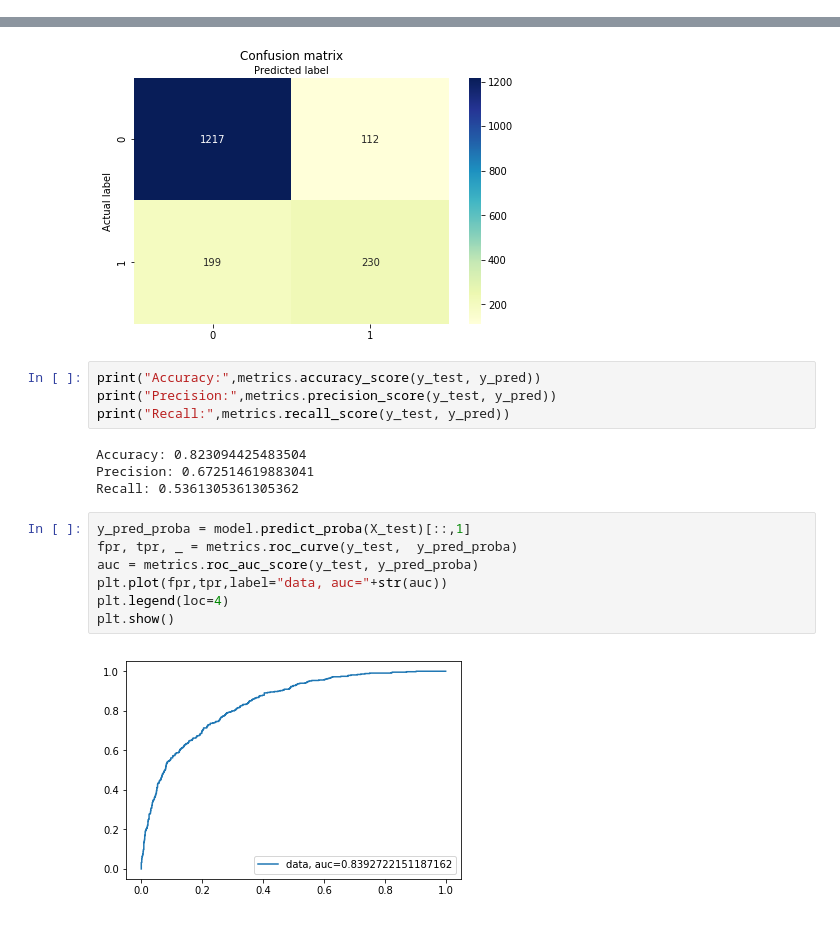
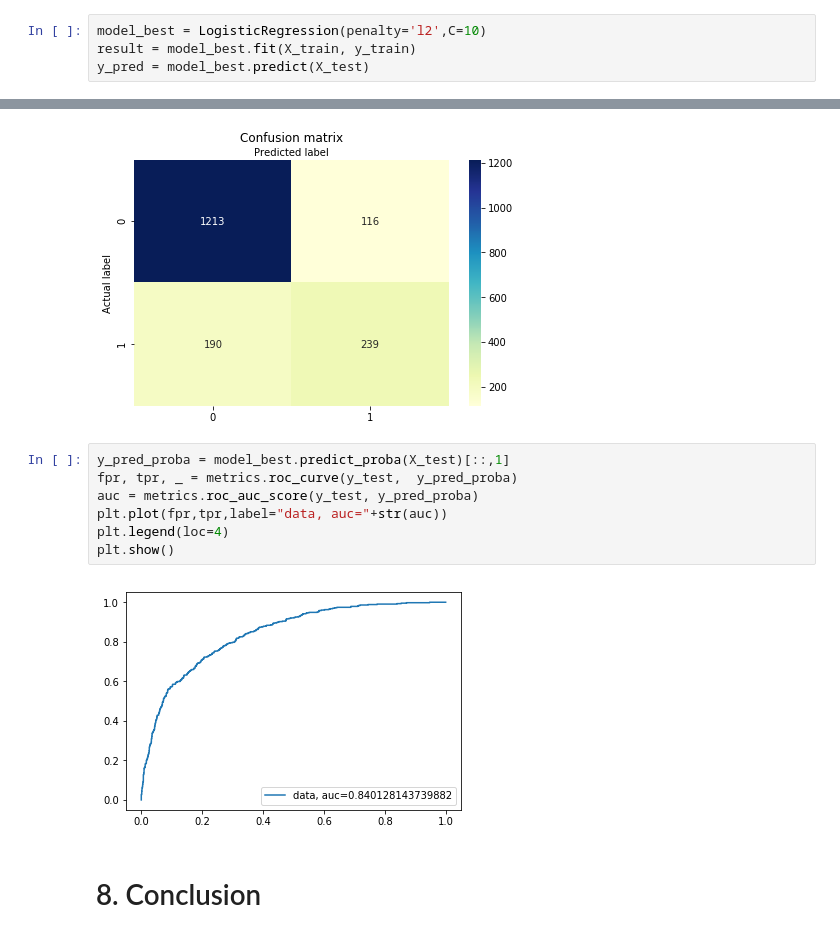
Before and after one commit to ivan-bulka/Portfolio, a Jupyter notebook: Customer_Churn_Prediction/Customer_Churn_Logistic_Regression.ipynb, the cells around one changed output, grey strips where cells are left out. Cells and saved outputs as stored; diff of their text form.

Commit message:
define the best params for C and penalty

```diff
--- a/Customer_Churn_Prediction/Customer_Churn_Logistic_Regression.ipynb
+++ b/Customer_Churn_Prediction/Customer_Churn_Logistic_Regression.ipynb
@@ -213,3 +248,7 @@ y_pred = model.predict(X_test)
+# %%
+model_best = LogisticRegression(penalty='l2',C=10)
+result = model_best.fit(X_train, y_train)
+y_pred = model_best.predict(X_test)
 # %%
 from sklearn import metrics
 cnf_matrix = metrics.confusion_matrix(y_test, y_pred)
@@ -233,20 +272,14 @@ plt.xlabel('Predicted label')
 # %% [output]
 Text(0.5, 257.44, 'Predicted label')
 [figure]
-# %%
-print("Accuracy:",metrics.accuracy_score(y_test, y_pred))
-print("Precision:",metrics.precision_score(y_test, y_pred))
-print("Recall:",metrics.recall_score(y_test, y_pred))
-# %% [output]
-Accuracy: 0.823094425483504
-Precision: 0.672514619883041
-Recall: 0.5361305361305362
 # %%
-y_pred_proba = model.predict_proba(X_test)[::,1]
+y_pred_proba = model_best.predict_proba(X_test)[::,1]
 fpr, tpr, _ = metrics.roc_curve(y_test,  y_pred_proba)
 auc = metrics.roc_auc_score(y_test, y_pred_proba)
 plt.plot(fpr,tpr,label="data, auc="+str(auc))
 plt.legend(loc=4)
 plt.show()
 # %% [output]
-[figure, old version]
+[figure, new version]
+# %% [markdown]
+# 8. Conclusion
```
Also changed, not shown: parts of 10 cells of this notebook.
